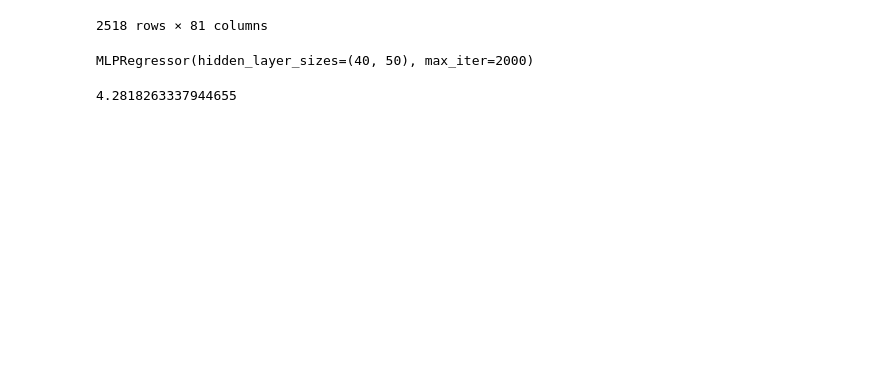
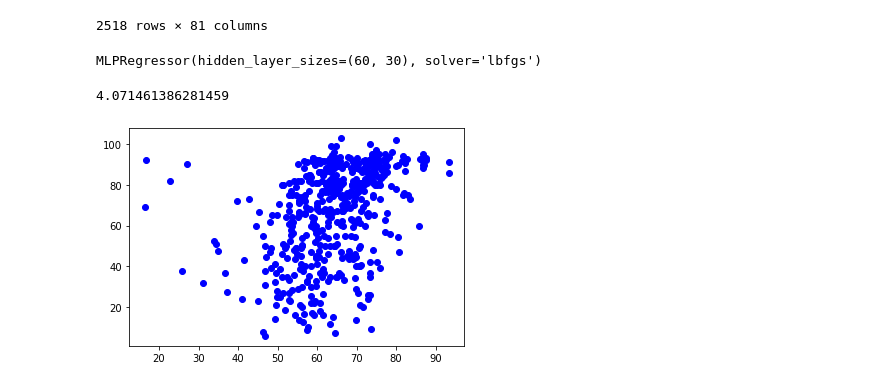
Before and after one commit to FLira2000/supercon, a Jupyter notebook: super123/neuralNets/NNet_reluActiv_doubleLayer.ipynb, the cells around one changed output. Cells and saved outputs as stored; diff of their text form; code cells hidden in the pictures; blank space fills up the shorter version.

```diff
--- a/super123/neuralNets/NNet_reluActiv_doubleLayer.ipynb
+++ b/super123/neuralNets/NNet_reluActiv_doubleLayer.ipynb
@@ -58,11 +58,13 @@ test_X = df_imputer.transform(test_X)
 # %%
 #rede neural com activator relu de duas camadas
 # %%
-neuralNet_relu2 = MLPRegressor(hidden_layer_sizes = (40, 50), activation = 'relu', max_iter=2000)
+neuralNet_relu2 = MLPRegressor(hidden_layer_sizes = (60, 30), activation = 'relu', solver="lbfgs")
 # %%
 neuralNet_relu2.fit(train_X, train_y)
 # %% [output]
-MLPRegressor(hidden_layer_sizes=(40, 50), max_iter=2000)
+MLPRegressor(hidden_layer_sizes=(60, 30), solver='lbfgs')
+# %%
+predictions_relu2 = 0
 # %%
 avg_relu2 = 0
 for i in range(1, 30):
@@ -70,4 +72,4 @@ for i in range(1, 30):
     avg_relu2 += sqrt(mean_absolute_error( predictions_relu2, test_y ))
 print(str(avg_relu2/30))
 # %% [output]
-4.2818263337944655
+4.071461386281459
@@ -73,0 +78,5 @@ print(str(avg_relu2/30))
+# %%
+plt.plot(predictions_relu2, test_y, "bo")
+plt.show()
+# %% [output]
+[figure, added]
```
Also changed, not shown: parts of 1 cell of this notebook, 4 other files.
